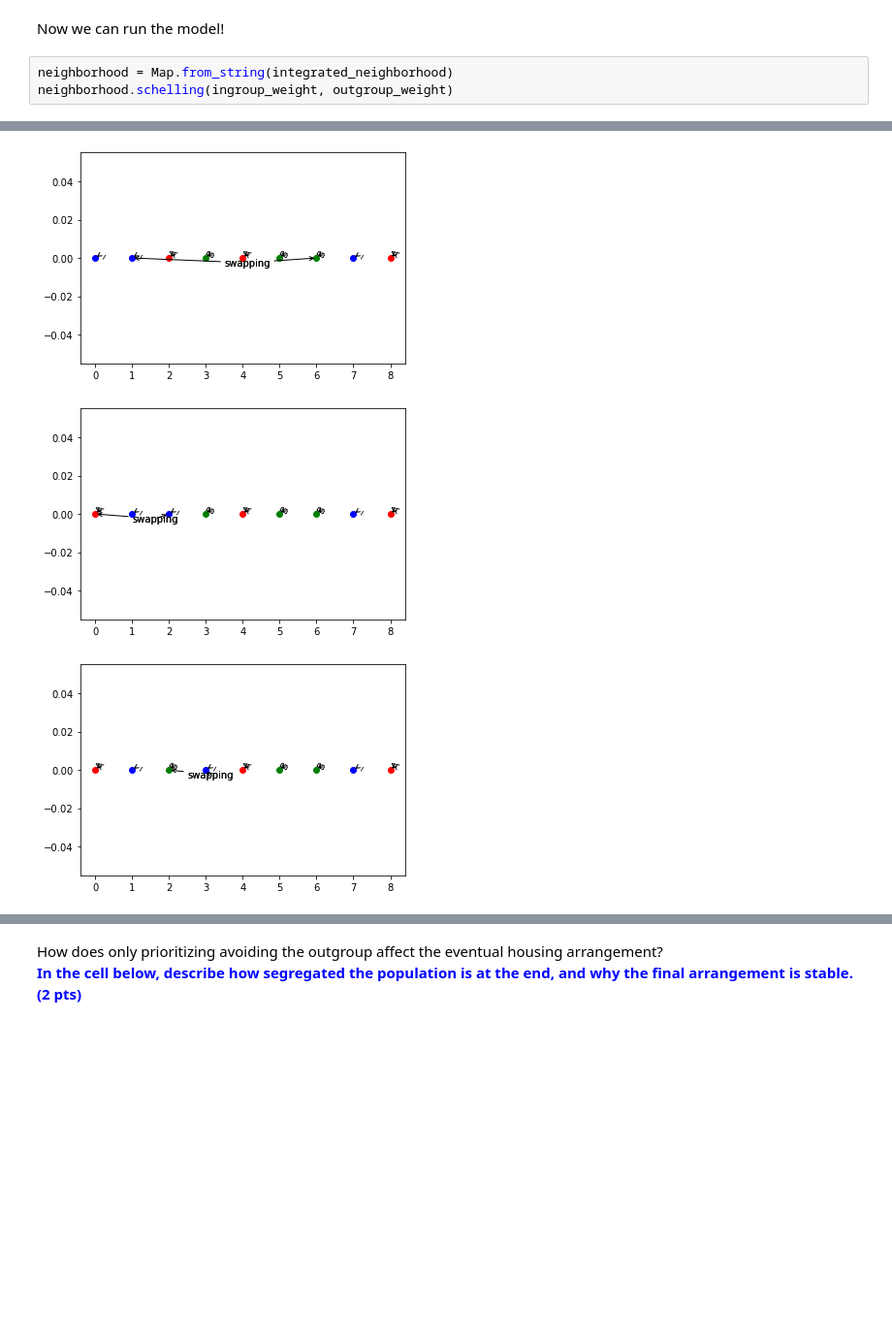
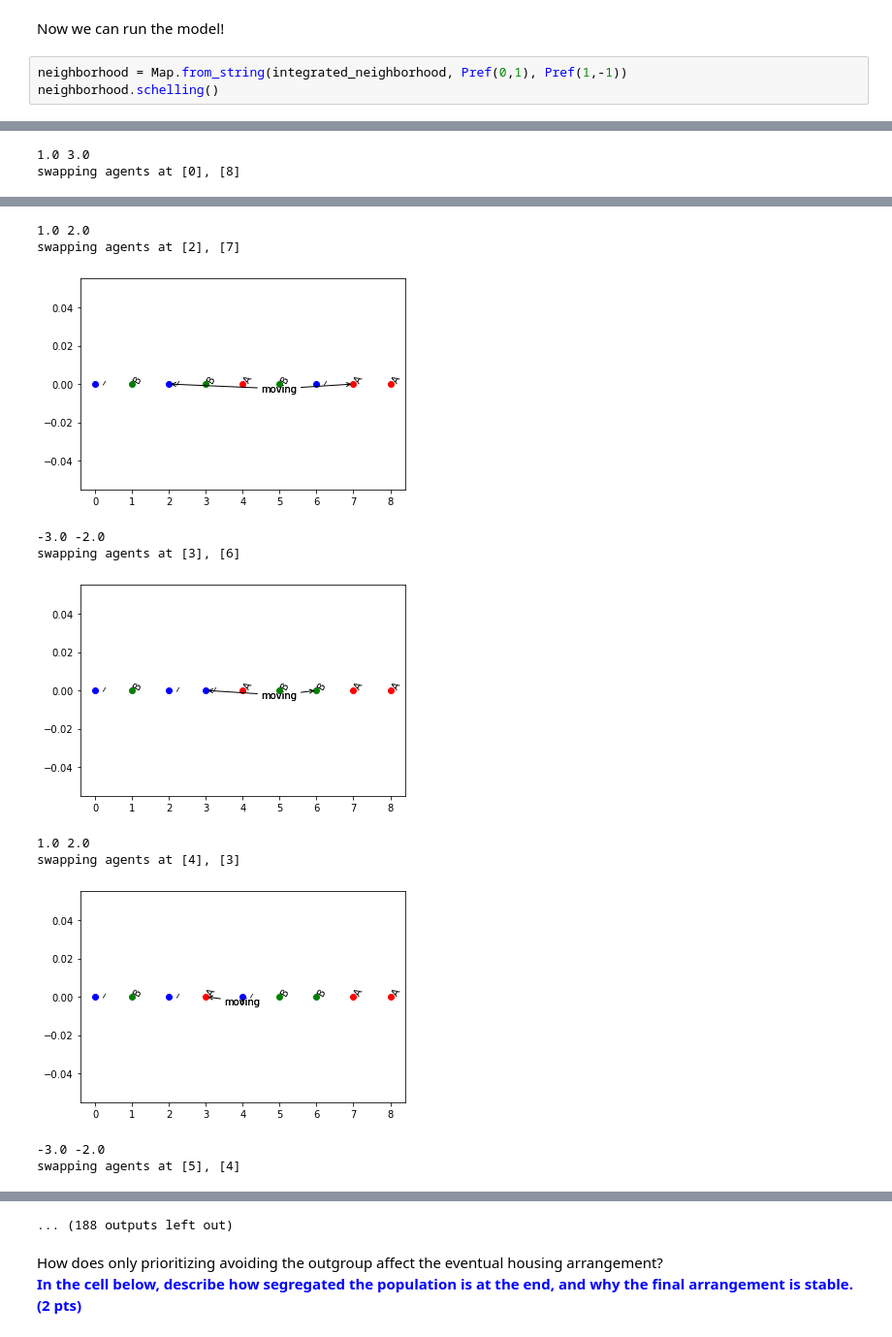
Before and after one commit to ellenrlasko/PS-88-21-DEV, a Jupyter notebook: lab/lab2/Schelling.ipynb, the cells around one changed output, grey strips where cells are left out. Shown at 97% size. Cells and saved outputs as stored; diff of their text form; blank space fills up the shorter version.

```diff
--- a/lab/lab2/Schelling.ipynb
+++ b/lab/lab2/Schelling.ipynb
@@ -48,6 +67,6 @@ outgroup_weight = 1
 # %% [markdown]
 Now we can run the model!
 # %%
-neighborhood = Map.from_string(integrated_neighborhood)
-neighborhood.schelling(ingroup_weight, outgroup_weight)
+neighborhood = Map.from_string(integrated_neighborhood, Pref(0,1), Pref(1,-1))
+neighborhood.schelling()
 # %% [output]
@@ -54,0 +74,2 @@ neighborhood.schelling(ingroup_weight, outgroup_weight)
+1.0 3.0
+swapping agents at [0], [8]
@@ -56,3 +77,11 @@ neighborhood.schelling(ingroup_weight, outgroup_weight)
+1.0 2.0
+swapping agents at [2], [7]
-[figure, old version]
+[figure, new version]
+-3.0 -2.0
+swapping agents at [3], [6]
-[figure, old version]
+[figure, new version]
+1.0 2.0
+swapping agents at [4], [3]
-[figure, old version]
+[figure, new version]
+-3.0 -2.0
+swapping agents at [5], [4]
@@ -60,3 +91,4 @@ neighborhood.schelling(ingroup_weight, outgroup_weight)
+... (188 outputs left out)
 # %% [markdown]
 How does only prioritizing avoiding the outgroup affect the eventual housing arrangement?
 <font color="blue"> <b> In the cell below, describe how segregated the population is at the end, and why the final arrangement is stable. (2 pts) </b></font>
```
Also changed, not shown: parts of 4 cells of this notebook, 1 other file.
